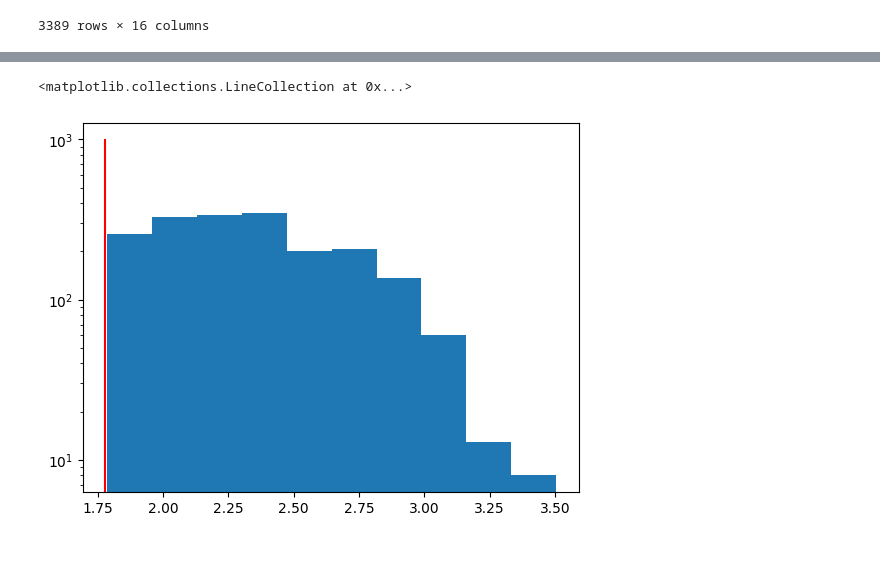
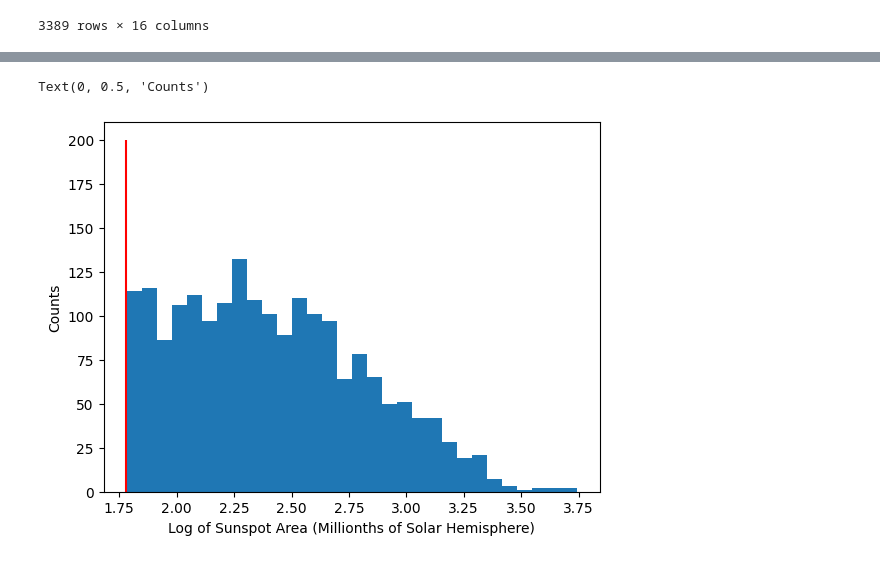
Before and after one commit to Raghuram-Veeramallu/Area-distribution-of-Sunspots, a Jupyter notebook: Project3_Group3_Data.ipynb, the cells around one changed output, grey strips where cells are left out. Drawn from its saved outputs; the diff is of its cells as text; code cells hidden in the pictures.

```diff
--- a/Project3_Group3_Data.ipynb
+++ b/Project3_Group3_Data.ipynb
@@ -63,7 +63,3 @@ data.describe()
 | 50% | 1968.000000 | 6.000000 | 16.000000 | 21694.000000 | 0.0 | 2.000000 | ... |
 | 75% | 1968.000000 | 9.000000 | 24.000000 | 21816.000000 | 0.0 | 5.000000 | ... |
 | max | 1976.000000 | 12.000000 | 31.000000 | 164903.000000 | 0.0 | 9.000000 | ... |
-# %%
-area = data["Corrected whole spot area in millionths"]
-data = data[area>60]
-area = data["Corrected whole spot area in millionths"]
@@ -72,8 +66,22 @@ logarea = np.log10(area)
+# %%
+#arrays of the umbral and whole spot areas
+umbral = data["Observed umbral area in millionths of solar disk"]
+whole = data["Observed whole spot area in millionths of solar disk"]
+
+#truncate the data to only include data from above the whole area cutoff of 60 MSH
+trunc = data[whole>60]
+whole_trunc = trunc["Observed whole spot area in millionths of solar disk"]
+
+logarea = np.log10(whole_trunc)
 # %%
+nbin = 30
+
 fig,ax = plt.subplots()
-ax.hist(logarea)
-ax.set_yscale("log")
-ax.vlines(1.78,ymin=0,ymax=1000,colors="r")
+ax.hist(logarea,bins=nbin)
+# ax.set_yscale("log")
+ax.vlines(1.78,ymin=0,ymax=200,colors="r")
+ax.set_xlabel("Log of Sunspot Area (Millionths of Solar Hemisphere)")
+ax.set_ylabel("Counts")
 # %% [output]
-<matplotlib.collections.LineCollection at 0x...>
+Text(0, 0.5, 'Counts')
-[figure, old version]
+[figure, new version]
```
Also changed, not shown: parts of 3 cells of this notebook.
